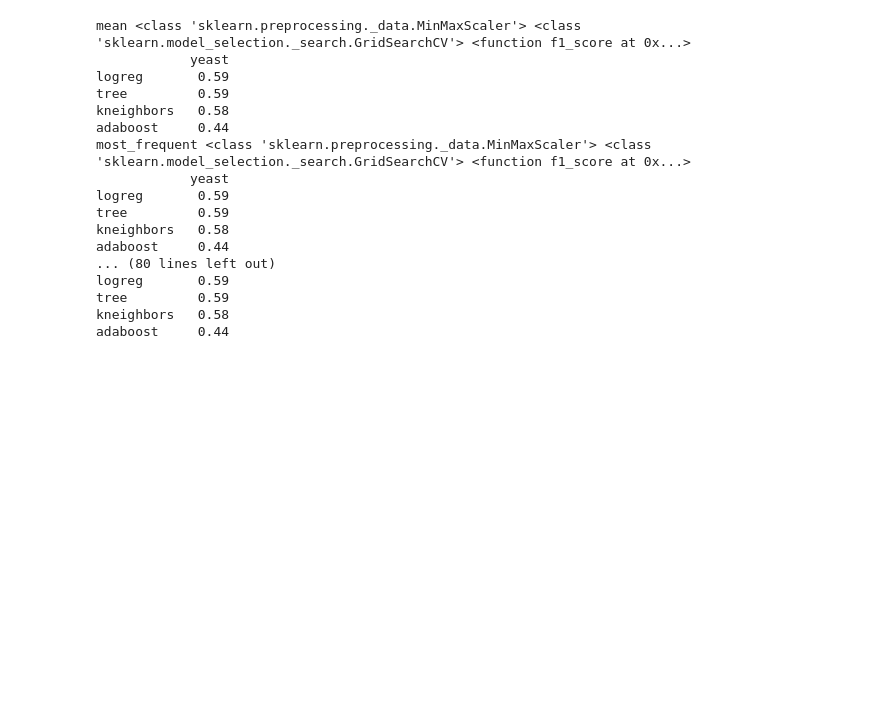
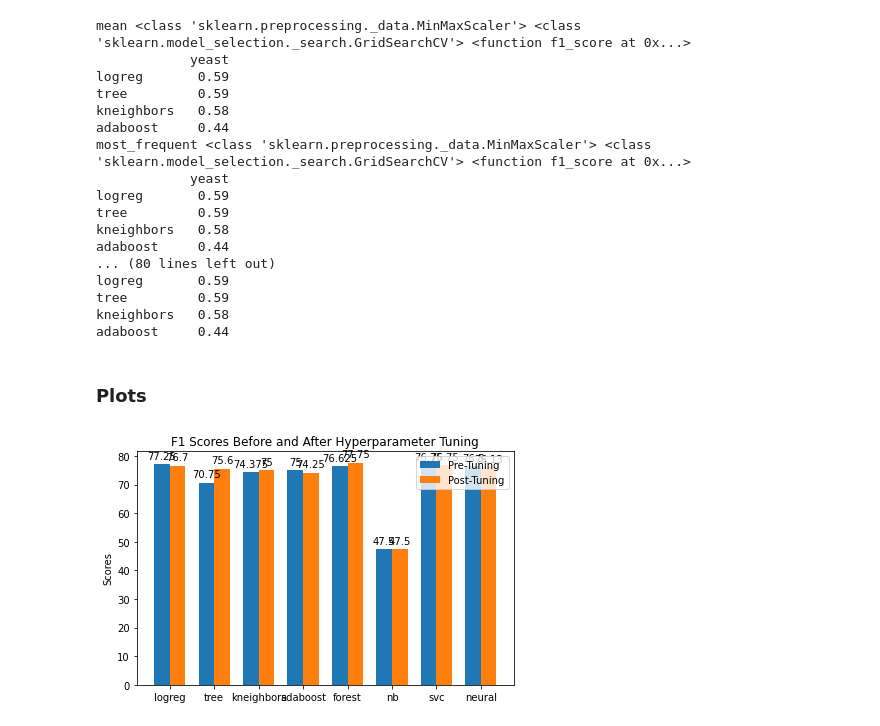
Before and after one commit to nazliensafi/COMP432-Fall2021, a Jupyter notebook: Classification/Classifiers.ipynb, the cells around one changed output. Saved outputs shown, nothing was run; the diff lists cells and outputs as text; code cells hidden in the pictures; blank space fills up the shorter version.

```diff
--- a/Classification/Classifiers.ipynb
+++ b/Classification/Classifiers.ipynb
@@ -432,3 +551,37 @@ logreg       0.59
 tree         0.59
 kneighbors   0.58
 adaboost     0.44
+# %% [markdown]
+### Plots
+# %%
+classifiers = ['logreg', 'tree', 'kneighbors', 'adaboost', 'forest', 'nb', 'svc', 'neural']
+datasets = ['credit','breast_cancer','statlog','adult','yeast','thoracic','seismic','retinopathy']
+tree = [0.82,0.96,0.72,0.57,0.59,0.82,0.94,0.63]
+kneighbors = [0.81,0.97,0.72,0.53,0.58,0.82,0.95,0.62]
+adaboost = [0.83,0.96,0.74,0.54,0.44,0.82,0.95,0.66]
+forest=[0.82,0.97,0.76,0.58,0.63,0.82,0.95,0.69]
+nb=[0.64,0.95,0.69,0.19,0.11,0.19,0.42,0.61]
+svc=[0.82,0.96,0.75,0.57,0.61,0.82,0.95,0.66]
+neural=[0.81,0.97,0.75,0.52,0.60,0.80,0.94,0.70]
+
+x = np.arange(len(classifiers))  # the label locations
+width = 0.35  # the width of the bars
+
+fig, ax = plt.subplots()
+rects1 = ax.bar(x - width/8, tree, width, label='Pre-Tuning')
+rects2 = ax.bar(x + width/8, post_hp_ave, width, label='Post-Tuning')
+
+# Add some text for labels, title and custom x-axis tick labels, etc.
+ax.set_ylabel('Scores')
+ax.set_title('F1 Scores Before and After Hyperparameter Tuning')
+ax.set_xticks(x, classifiers)
+ax.legend()
+
+ax.bar_label(rects1, padding=3)
+ax.bar_label(rects2, padding=3)
+
+fig.tight_layout()
+
+plt.show()
+# %% [output]
+[figure, added]
```
Also changed, not shown: parts of 6 cells of this notebook, 2 other files.
